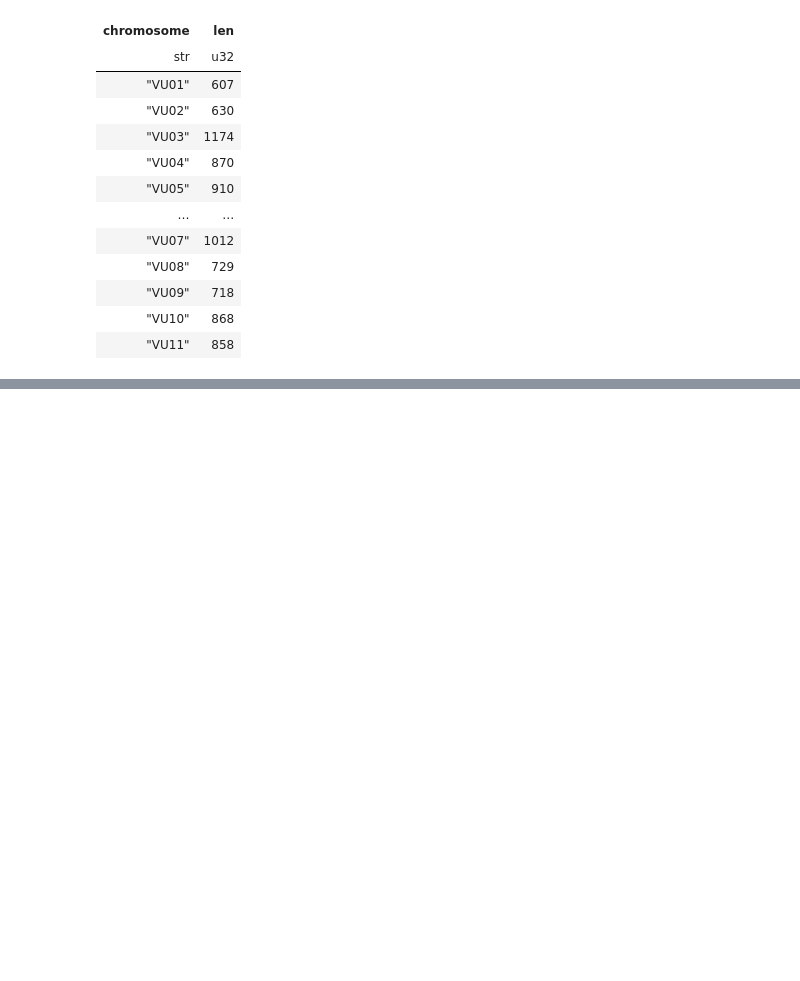
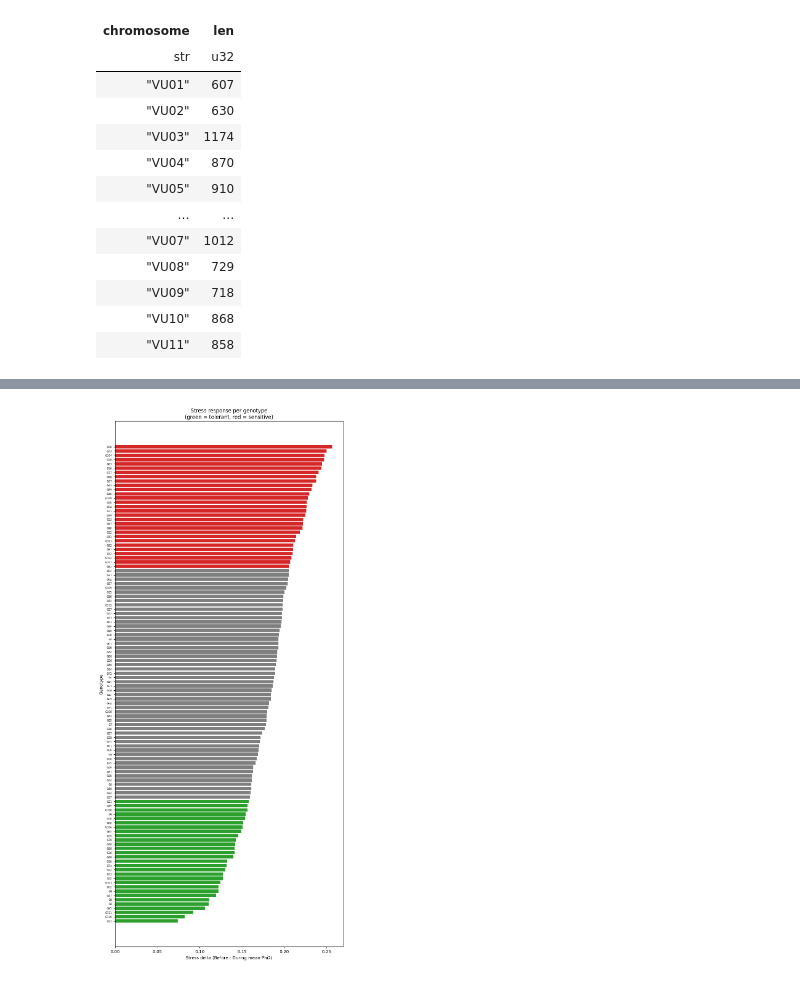
Before and after one commit to Computational-Biology-Aachen/2026-photosynthesis-hackathon-template, a Jupyter notebook: advanced/cowpea-polars.ipynb, the cells around one changed output, grey strips where cells are left out. Cells and saved outputs as stored; diff of their text form; code cells hidden in the pictures; blank space fills up the shorter version.

```diff
--- a/advanced/cowpea-polars.ipynb
+++ b/advanced/cowpea-polars.ipynb
@@ -228,0 +233,15 @@ shape: (3, 3)
+# %%
+import matplotlib.pyplot as plt
+
+# Mean phi2 per genotype under each stress condition
+stress_by_geno = (
+    ms.group_by("genotype", "stress_condition")
+    .agg(pl.col("phi2").mean().alias("mean_phi2"))
+    .pivot(on="stress_condition", index="genotype", values="mean_phi2")
+    .rename({"Before Stress": "before", "During Stress": "during"})
+    .with_columns((pl.col("before") - pl.col("during")).alias("stress_delta"))
+    .sort("stress_delta")
+)
+
+print("Top 10 most stress-TOLERANT genotypes (smallest Phi2 drop):")
+stress_by_geno.head(10)
@@ -228,0 +281,22 @@ shape: (3, 3)
+# %%
+# Horizontal bar chart of stress delta for all genotypes
+fig, ax = plt.subplots(figsize=(8, 18), layout="constrained")
+
+df_plot = stress_by_geno.sort("stress_delta")
+colors = [
+    (
+        "#2ca02c"
+        if d <= df_plot["stress_delta"].quantile(0.25)
+        else "#d62728" if d >= df_plot["stress_delta"].quantile(0.75) else "#7f7f7f"
+    )
+    for d in df_plot["stress_delta"].to_list()
+]
+ax.barh(df_plot["genotype"].to_list(), df_plot["stress_delta"].to_list(), color=colors)
+ax.set_xlabel("Stress delta (Before - During mean Phi2)")
+ax.set_ylabel("Genotype")
+ax.set_title("Stress response per genotype\n(green = tolerant, red = sensitive)")
+ax.axvline(0, color="black", linewidth=0.5)
+ax.tick_params(axis="y", labelsize=6)
+plt.show()
+# %% [output]
+[figure, added]
```
Also changed, not shown: parts of 13 cells of this notebook, 6 other files.
